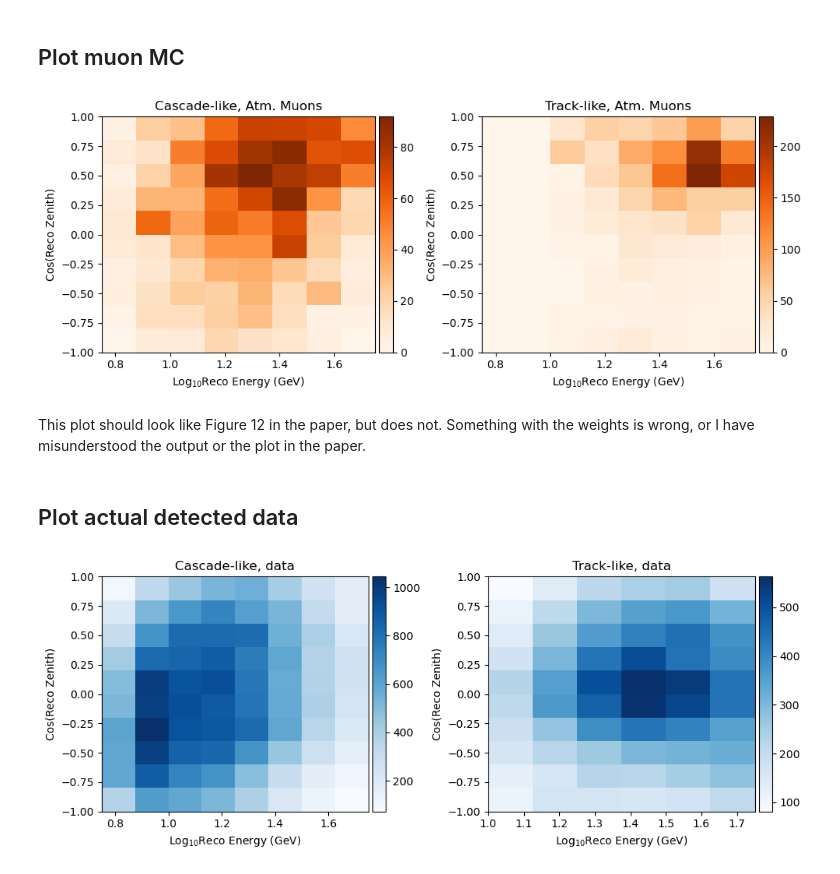
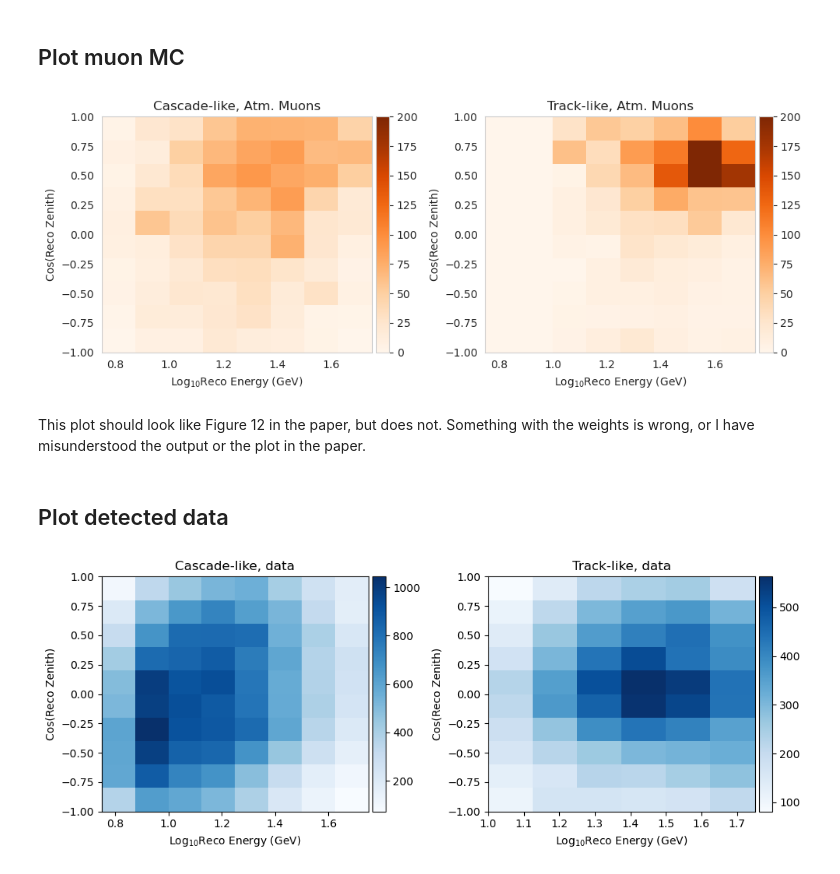
Before and after one commit to jn1707/LeggetGarg, a Jupyter notebook: analysis_a/reproduce.ipynb, the cells around one changed output. Cells and saved outputs as stored; diff of their text form; code cells hidden in the pictures.

```diff
--- a/analysis_a/reproduce.ipynb
+++ b/analysis_a/reproduce.ipynb
@@ -903,41 +1063,43 @@ muon_err = np.sqrt(
         weights = muon_weights**2)[0]
 )
 muon_err = np.swapaxes(muon_err, 0, 1)
 
 # Make a figure
 fig, (ax1, ax2) = plt.subplots(1,2, figsize=(10, 4))
 cmesh = ax1.pcolormesh(bins_en,
                        bins_cz,
                        muon_hist[:,:,0],
-                       cmap='Oranges')
+                       cmap='Oranges',
+                       vmax=200)
 divider = make_axes_locatable(ax1)
 cax = divider.append_axes('right', size='5%', pad=0.05)
 plt.colorbar(cmesh, cax)
 
 cmesh = ax2.pcolormesh(bins_en,
                        bins_cz,
                        muon_hist[:,:,1],
-                       cmap='Oranges')
+                       cmap='Oranges',
+                       vmax=200)
 divider = make_axes_locatable(ax2)
 cax = divider.append_axes('right', size='5%', pad=0.05)
 plt.colorbar(cmesh, cax)
 
 ax1.set_title('Cascade-like, Atm. Muons')
 
 ax1.set_ylabel("Cos(Reco Zenith)")
 ax1.set_xlabel(r"Log$_{10}$Reco Energy (GeV)")
 ax2.set_ylabel("Cos(Reco Zenith)")
 ax2.set_xlabel(r"Log$_{10}$Reco Energy (GeV)")
 ax2.set_title('Track-like, Atm. Muons')
 
 fig.tight_layout()
 # %% [output]
-[figure, old version]
+[figure, new version]
 # %% [markdown]
 This plot should look like Figure 12 in the paper, but does not.
 Something with the weights is wrong, or I have misunderstood the output or the plot in the paper.
 # %% [markdown]
-## Plot actual detected data
+## Plot detected data
 # %%
 # Read in data and sort it
 data = np.genfromtxt("./data.csv", delimiter=',', names=True)
```
Also changed, not shown: parts of 43 cells of this notebook, 1 other file.
